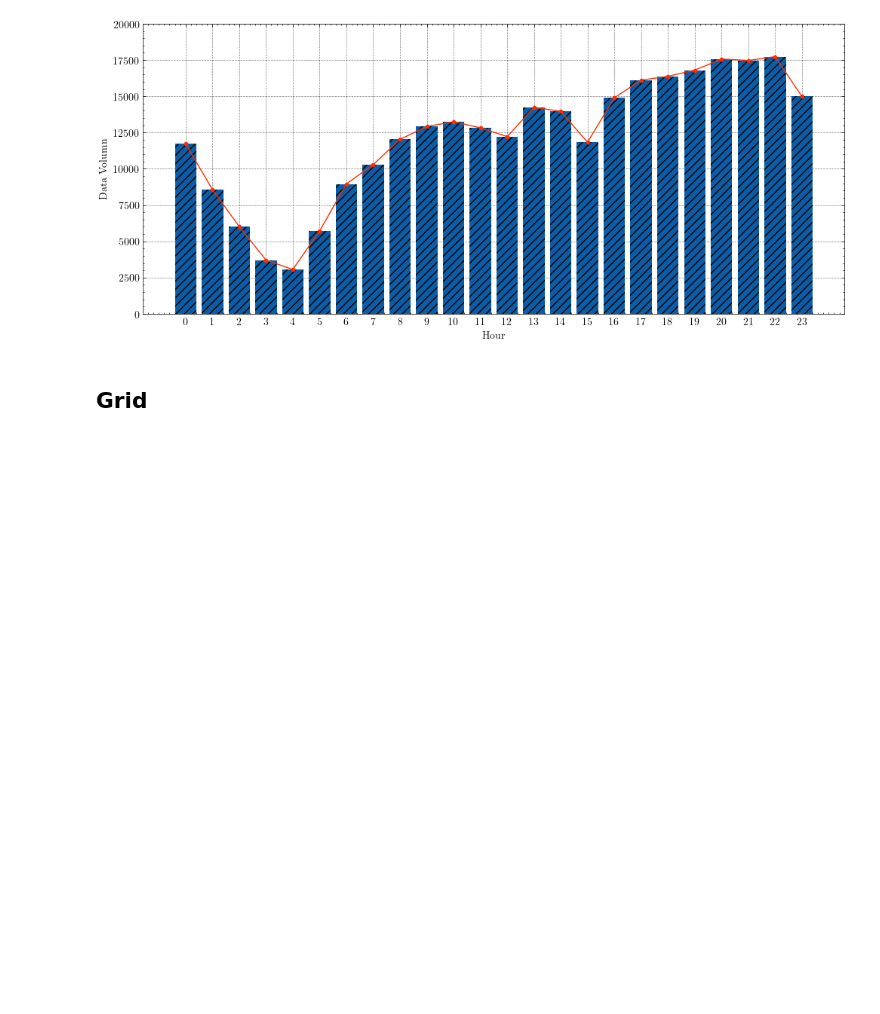
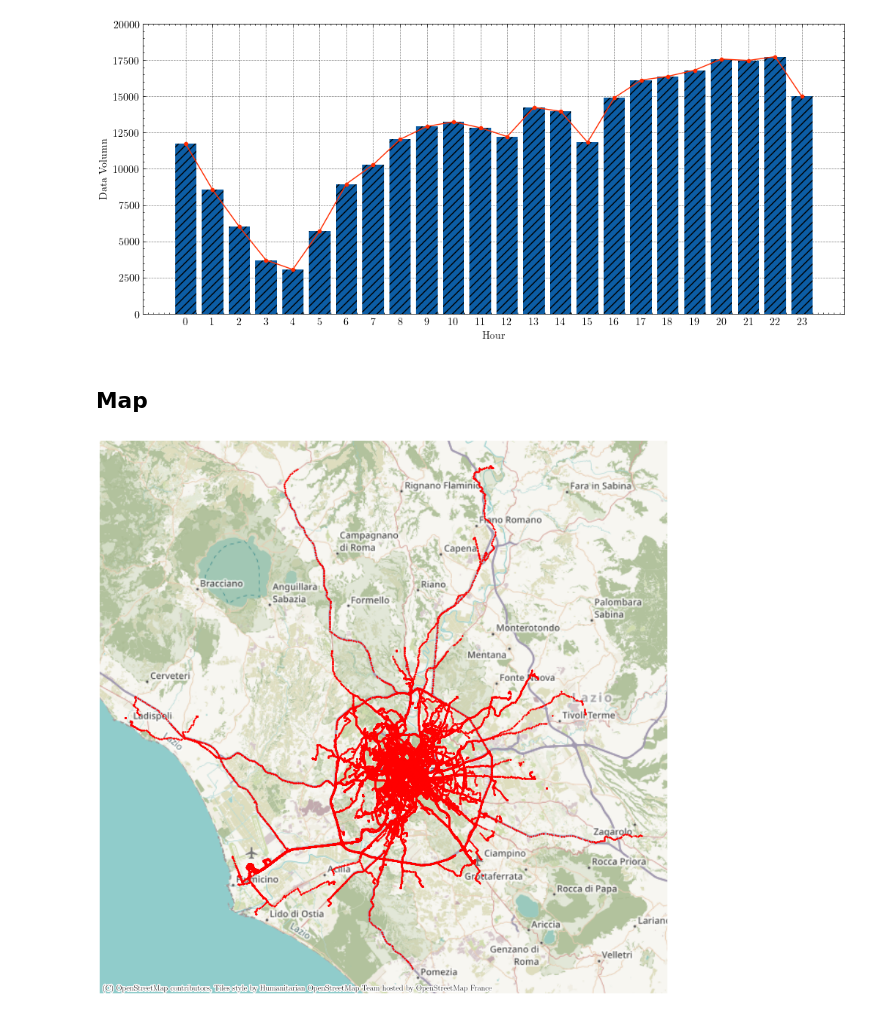
Before and after one commit to DURUII/Replica-EUWR, a Jupyter notebook: processor.ipynb, the cells around one changed output. Cells and saved outputs as stored; diff of their text form; code cells hidden in the pictures; blank space fills up the shorter version.

```diff
--- a/processor.ipynb
+++ b/processor.ipynb
@@ -110,4 +110,27 @@ plt.show()
 # %% [output]
 [figure]
 # %% [markdown]
-## Grid
+## Map
+# %%
+import random
+import geopandas as gpd
+import contextily as ctx
+import matplotlib.pyplot as plt
+
+# choose one specific day
+date = random.choice(df['TIMESTAMP'].dt.date.unique())
+data = df[df['TIMESTAMP'].dt.date == date]
+# outlier removal
+data = data[(data['LONGTITUDE'] < 15) & (data['LATITUDE'] < 44)]
+# create data frame with geometry
+gdf = gpd.GeoDataFrame(data, geometry=gpd.points_from_xy(
+    data['LONGTITUDE'], data['LATITUDE']), crs='EPSG:4326').to_crs(epsg=3857)
+gdf = gdf.drop(['LONGTITUDE', 'LATITUDE'], axis=1)
+#
+fig, ax = plt.subplots(figsize=(10, 10))
+gdf.plot(ax=ax, color='red', markersize=0.25, marker='*')
+ctx.add_basemap(ax)
+ax.set_axis_off()
+plt.show()
+# %% [output]
+[figure, added]
```
Also changed, not shown: parts of 1 cell of this notebook.
